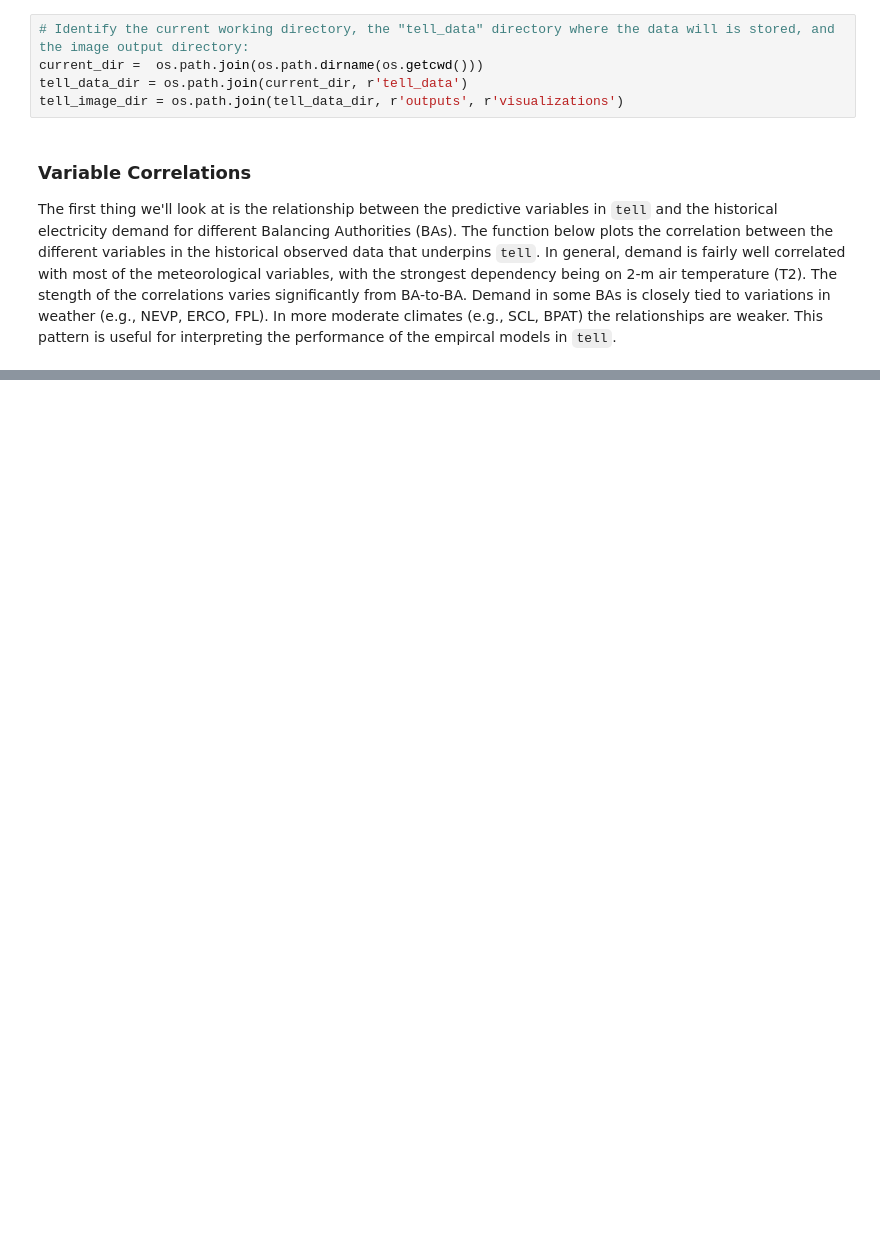
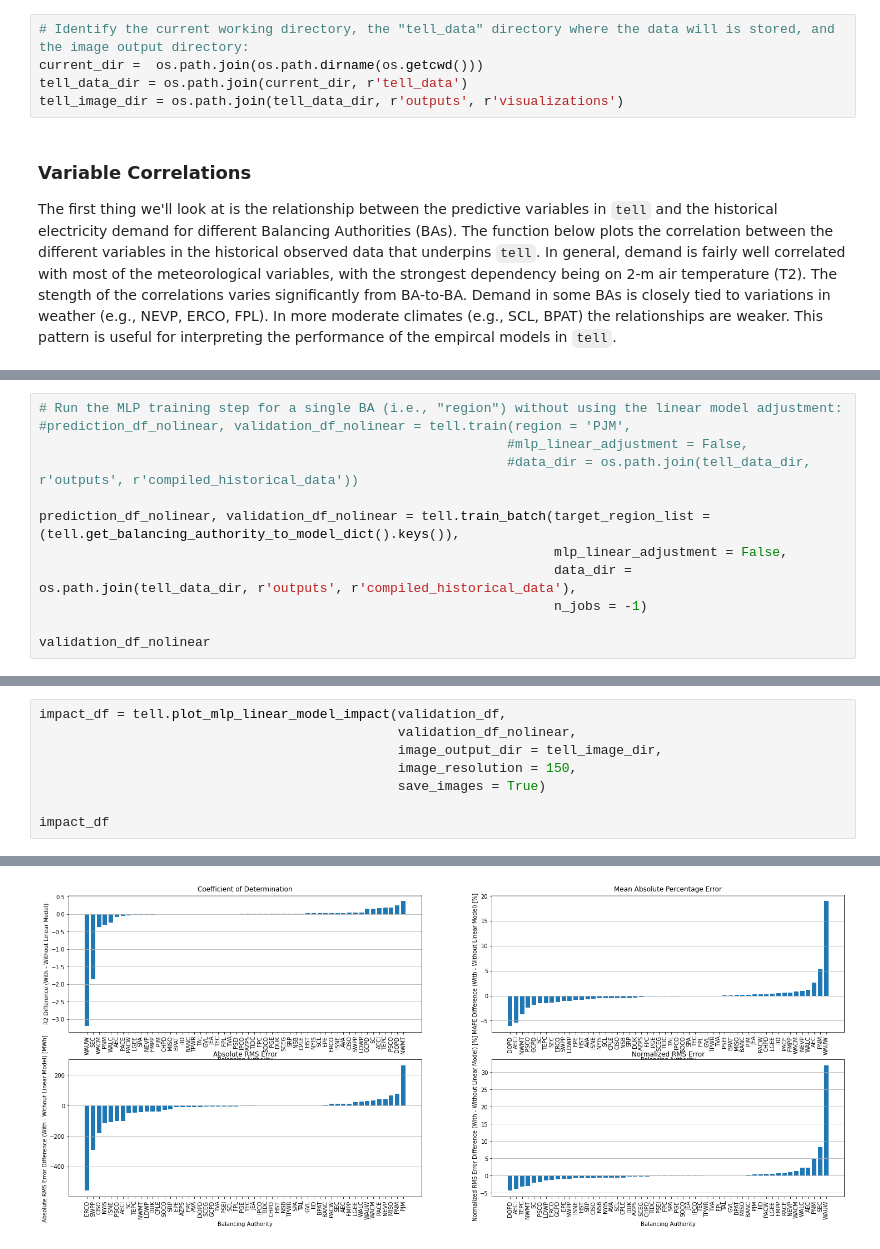
Before and after one commit to IMMM-SFA/tell, a Jupyter notebook: notebooks/tell_mlp_calibration_evaluation.ipynb, the cells around one changed output, grey strips where cells are left out. Cells and saved outputs as stored; diff of their text form; blank space fills up the shorter version.

Commit message:
Worked on MLP analysis visualizations

```diff
--- a/notebooks/tell_mlp_calibration_evaluation.ipynb
+++ b/notebooks/tell_mlp_calibration_evaluation.ipynb
@@ -51,0 +98,12 @@ tell.plot_mlp_summary_statistics(validation_df,
+# %%
+# Run the MLP training step for a single BA (i.e., "region") without using the linear model adjustment:
+#prediction_df_nolinear, validation_df_nolinear = tell.train(region = 'PJM',
+                                                            #mlp_linear_adjustment = False,
+                                                            #data_dir = os.path.join(tell_data_dir, r'outputs', r'compiled_historical_data'))
+
+prediction_df_nolinear, validation_df_nolinear = tell.train_batch(target_region_list = (tell.get_balancing_authority_to_model_dict().keys()),
+                                                                  mlp_linear_adjustment = False,
+                                                                  data_dir = os.path.join(tell_data_dir, r'outputs', r'compiled_historical_data'),
+                                                                  n_jobs = -1)
+
+validation_df_nolinear
@@ -51,0 +128,9 @@ tell.plot_mlp_summary_statistics(validation_df,
+# %%
+impact_df = tell.plot_mlp_linear_model_impact(validation_df,
+                                              validation_df_nolinear,
+                                              image_output_dir = tell_image_dir,
+                                              image_resolution = 150,
+                                              save_images = True)
+
+impact_df
+# %% [output]
@@ -51,0 +154 @@ tell.plot_mlp_summary_statistics(validation_df,
+[figure, added]
```
Also changed, not shown: parts of 16 cells of this notebook, 2 other files.
